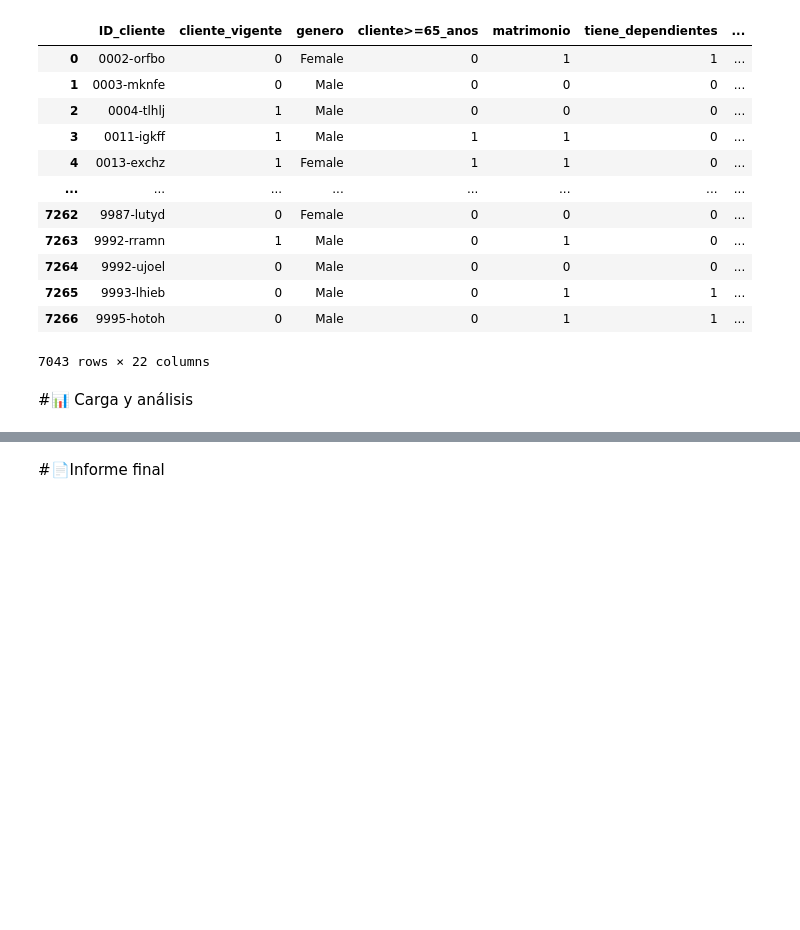
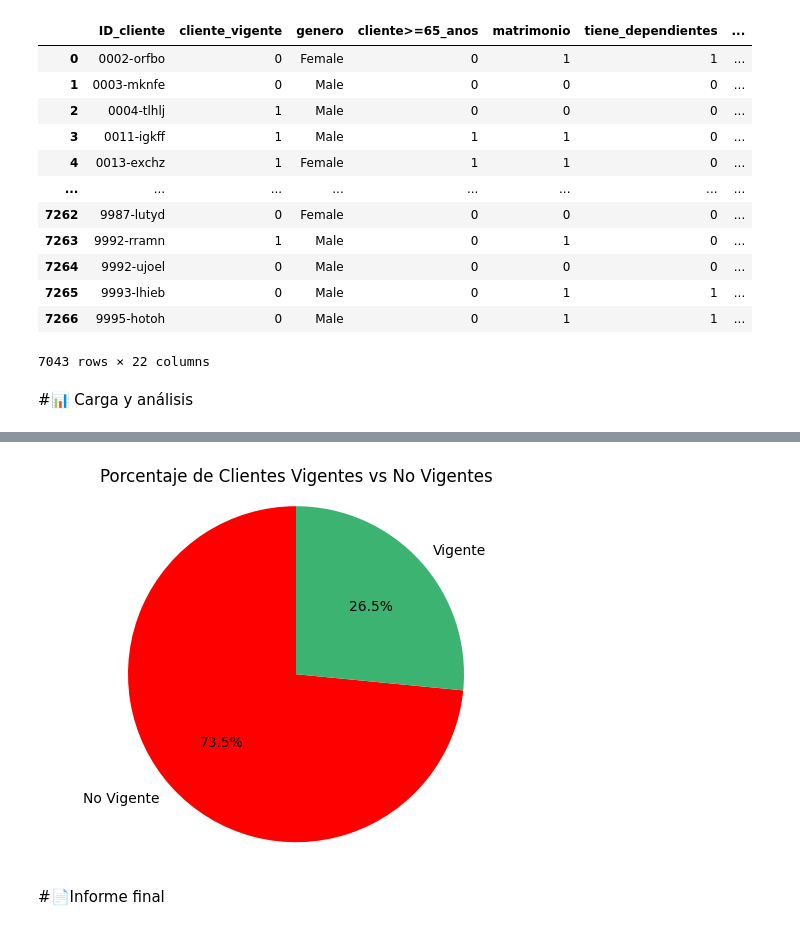
Before and after one commit to Starleen1996/Challenger_Telecom_Latam, a Jupyter notebook: TelecomX_LATAM.ipynb, the cells around one changed output, grey strips where cells are left out. Saved outputs shown, nothing was run; the diff lists cells and outputs as text; code cells hidden in the pictures; blank space fills up the shorter version.

```diff
--- a/TelecomX_LATAM.ipynb
+++ b/TelecomX_LATAM.ipynb
@@ -483,2 +525,20 @@ df_clientes_LATAM
+# %%
+import matplotlib.pyplot as plt
+
+labels = ['No Vigente', 'Vigente']
+sizes = df_clientes_LATAM['cliente_vigente'].value_counts().sort_index() #Cuenta cuántos clientes hay en cada categoría (0 = No vigente, 1 = Vigente).
+#sort_index() asegura que el orden sea [0, 1], lo cual coincide con el orden de labels.
+
+plt.pie(sizes, labels=labels, autopct='%1.1f%%', startangle=90, colors=['red', 'mediumseagreen']) #plt.pie(...) : Crea un gráfico de torta
+# sizes: los valores a graficar (cantidades de cada grupo). labels: nombres que acompañan cada sección. autopct='%1.1f%%': muestra el porcentaje con 1 decimal.
+#startangle=90: empieza el gráfico desde la parte superior (mejora estética). colors=['red', 'mediumseagreen']: color rojo para "no vigente" y verde para "vigente".
+
+plt.title('Porcentaje de Clientes Vigentes vs No Vigentes')
+plt.axis('equal')  # Para que sea un círculo, Asegura que el gráfico sea un círculo perfecto (no una elipse).
+plt.show()
+
+# Evidenciamos que el 73.5% de los clientes se han retidado de la compañia , es decir no estan vigentes actualmente.
+# %% [output]
+[figure, added]
 # %% [markdown]
 #📄Informe final
```
Also changed, not shown: parts of 6 cells of this notebook.
